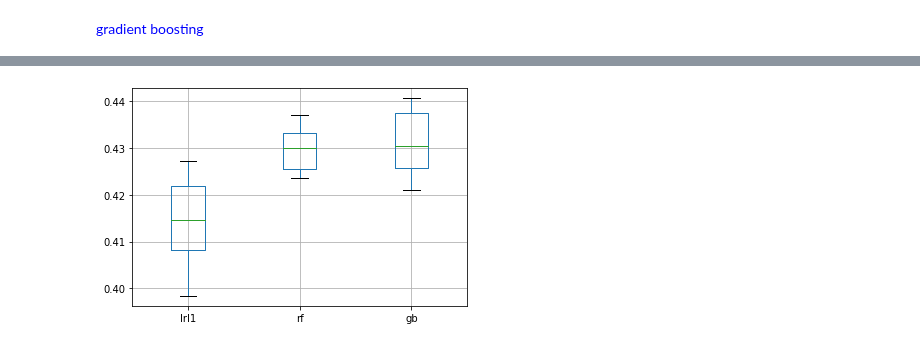
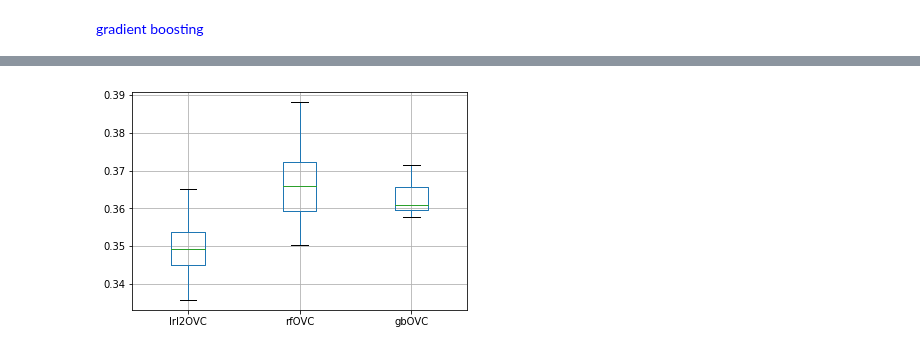
Before and after one commit to tristanpiedra/Projet_ML_football_passes, a Jupyter notebook: project.ipynb, the cells around one changed output, grey strips where cells are left out. Drawn from its saved outputs; the diff is of its cells as text; code cells hidden in the pictures.

```diff
--- a/project.ipynb
+++ b/project.ipynb
@@ -713,7 +712,7 @@ plt.bar(np.arange(len(proba_gbOVC[:,1])), proba_lrl1OVC[:,1])
 <font color ='blue'>
 regression l2
 # %%
-x_lrl2OVC, y_lrl2OVC, z_lrl2OVC, h_lrl2OVC, proba_lrl2OVC = regression_logistique_l2_OverSamp (10, 0.7, True)
+x_lrl2OVC, y_lrl2OVC, z_lrl2OVC, h_lrl2OVC, proba_lrl2OVC, table_lrl1OVC = regression_logistique_L2_OverSamp (10, 0.7, True)
 # %%
 y_lrl2OVC
 # %% [output]
@@ -798,12 +800,12 @@ plt.bar(np.arange(len(proba_gb[:,1])), proba_gb[:,1])
 # %%
 #boxplots pour comparer les méthodes
 df = np.zeros((10,3))
-df[:,0] = x_lrl1OVC
+df[:,0] = x_lrl2OVC
 #df[:,1] = x_lrl2
 df[:,1] = x_rfOVC
 df[:,2] = x_gbOVC
-dataframe_method = pd.DataFrame(df, columns = ["lrl1OVC", "rfOVC", "gbOVC"])
+dataframe_method = pd.DataFrame(df, columns = ["lrl2OVC", "rfOVC", "gbOVC"])
 dataframe_method.boxplot(return_type = 'dict')
 plt.show()
 # %% [output]
-[figure, old version]
+[figure, new version]
```
Also changed, not shown: parts of 39 cells of this notebook, 5 other files.
